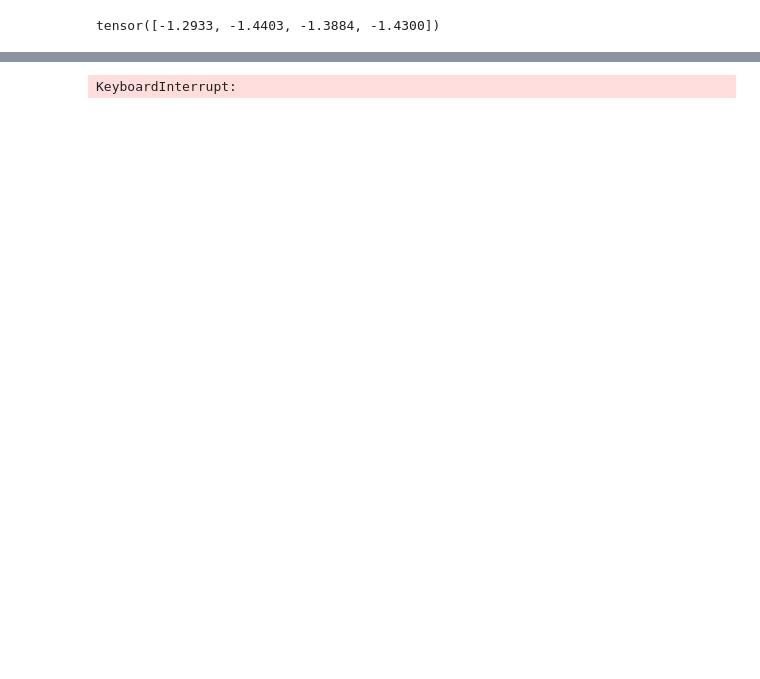
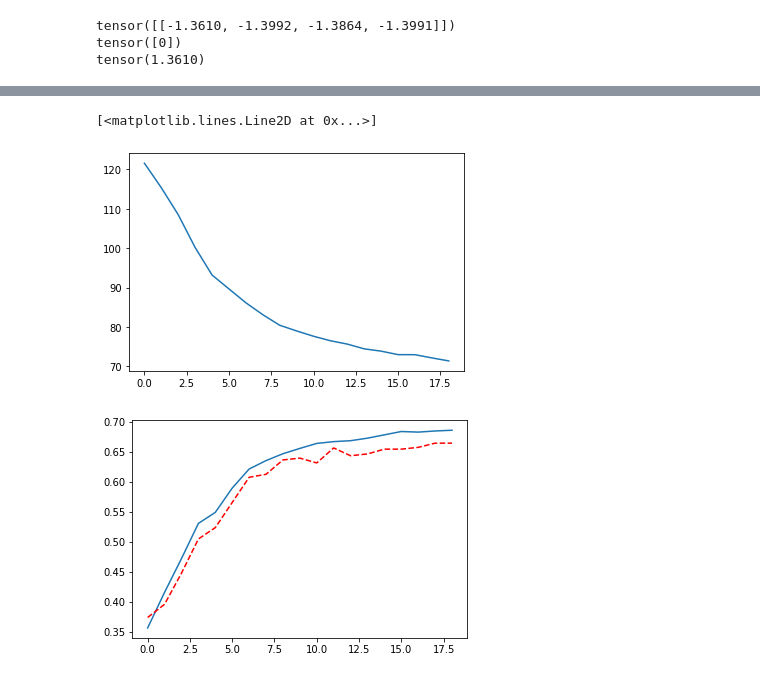
Before and after one commit to kboroszko/NN3, a Jupyter notebook: LSTM-Embedding.ipynb, the cells around one changed output, grey strips where cells are left out. Cells and saved outputs as stored; diff of their text form; code cells hidden in the pictures; blank space fills up the shorter version.

```diff
--- a/LSTM-Embedding.ipynb
+++ b/LSTM-Embedding.ipynb
@@ -122,37 +154,75 @@ tensor([-1.2923, -1.4630, -1.3872, -1.4104], grad_fn=<SelectBackward>)
 import torch.optim as optim
 
 loss_function = nn.NLLLoss()
-optimizer = optim.SGD(model.parameters(), lr=0.3)
+# optimizer = optim.Adam(model.parameters(), lr=0.004)
 
 # See what the scores are before training
 # Note that element i,j of the output is the score for tag j for word i.
 # Here we don't need to train, so the code is wrapped in torch.no_grad()
 with torch.no_grad():
-    row = Xt[0]
-    sentence_in = row.view(len(row), 1, -1)
+    row = Xe[0:1]
+    sentence_in = row
     tag_scores = model(sentence_in)
     print(tag_scores)
+    targets = torch.tensor(y[0:1], dtype=torch.long)
+    print(targets)
+    los = loss_function(tag_scores, targets)
+    print(los)
 
 loss_log = []
+acc_log = []
+test_acc_log = []
+
+X_test_tens = to_tensor(X_test).float().permute(1,2,0)
 # %% [output]
-tensor([-1.2933, -1.4403, -1.3884, -1.4300])
+tensor([[-1.3610, -1.3992, -1.3864, -1.3991]])
+tensor([0])
+tensor(1.3610)
 # %%
-for epoch in range(30):  # again, normally you would NOT do 300 epochs, it is toy data
+
+optimizer = optim.Adam(model.parameters(), lr=0.005)
+batch_size = 100
+batches = int(len(Xt)/batch_size)
+
+def accuracy(testX, testY):
+# Go through a bunch of examples and record which are correctly guessed
+    testXe = testX.clone()
+    testXe[:,:,0] *= 10
+    testXe = arr[testXe.sum(dim=2).long()]
+
+    with torch.no_grad():
+        tag_scores = model(testXe)
+#         print(tag_scores.shape)
+        targets = torch.tensor(testY, dtype=torch.long)
+#         print(targets.shape)
+
+    acc = ((tag_scores.argmax(dim=1) == targets).sum().float()/float(testY.shape[0])).item()
+#     print('acc:', acc)
+    return acc
+
+embedding_log = []
+
+
+for epoch in range(19):  # again, normally you would NOT do 300 epochs, it is toy data
     acc_loss = 0
-    for i in range(len(Xt)) :
+
+    for i in range(batches) :
         # Step 1. Remember that Pytorch accumulates gradients.
         # We need to clear them out before each instance
         model.zero_grad()
 
         # Step 2. Get our inputs ready for the network, that is, turn them into
         # Tensors of word indices.
-        row = Xt[i]
-        sentence_in = row.view(len(row), 1, -1)
-        targets = torch.tensor([y[i]], dtype=torch.long)
+        n = i * batch_size
+        sentence_in = Xe[n:n+batch_size]
+        targets = torch.tensor(y[n:n+batch_size], dtype=torch.long)
+
+        with torch.no_grad():
+            if i == 0 :
+                embedding_log.append(model.embedding(sentence_in))
 
         # Step 3. Run our forward pass.
         tag_scores = model(sentence_in)
-        tag_scores = tag_scores.view(1,-1)
 
         # Step 4. Compute the loss, gradients, and update the parameters by
         #  calling optimizer.step()
@@ -161,5 +231,18 @@ for epoch in range(30):  # again, normally you would NOT do 300 epochs, it is to
         loss.backward()
         optimizer.step()
     loss_log.append(acc_loss)
-    print("epoch", epoch, "loss", acc_loss)
+
+    acc = accuracy(Xt, y)
+    acc_test = accuracy(X_test_tens, y_test)
+    acc_log.append(acc)
+    test_acc_log.append(acc_test)
+    if epoch % 10 == 0 :
+        print("epoch", epoch, "loss", acc_loss*batches)
+
+
+plt.figure()
+plt.plot(loss_log, label='truncated')
+plt.figure()
+plt.plot(acc_log)
+plt.plot(test_acc_log, 'r--')
 # %% [output]
@@ -171 +251,3 @@ epoch 4 loss 13339.225865609318
-KeyboardInterrupt:
+[<matplotlib.lines.Line2D at 0x...>]
+[figure, added]
+[figure, added]
```
Also changed, not shown: parts of 25 cells of this notebook, 2 other files.
